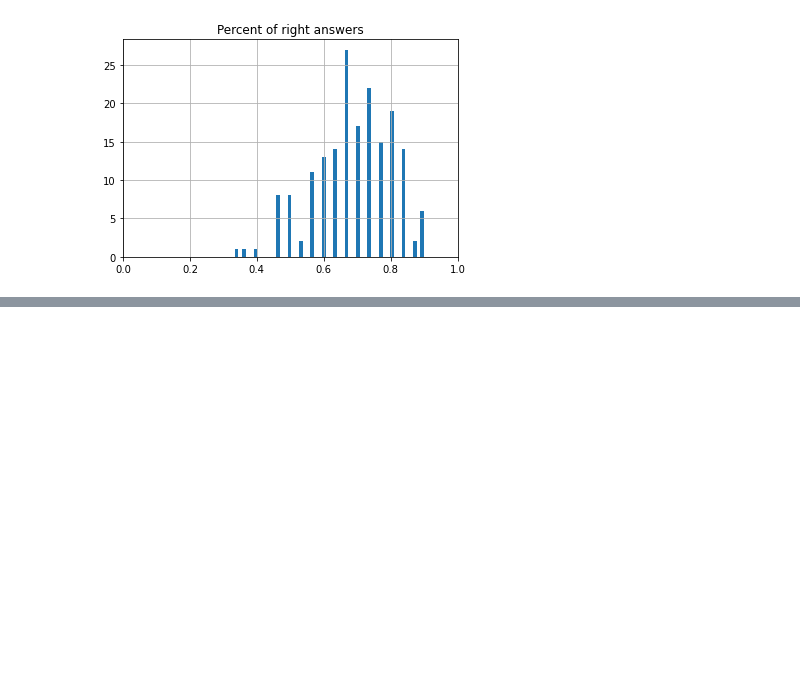
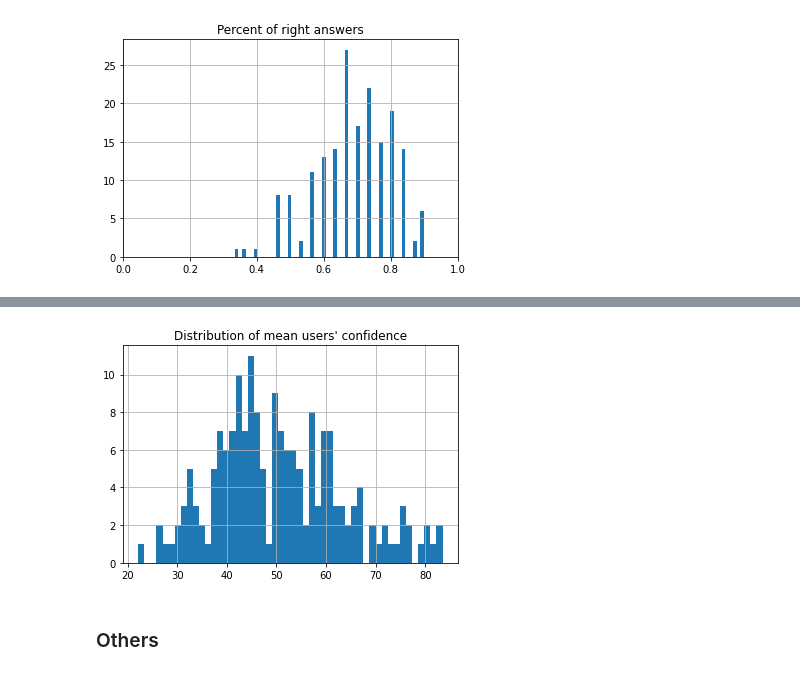
Before and after one commit to MatanSolomon01/097400-Final-Project, a Jupyter notebook: Data exploration.ipynb, the cells around one changed output, grey strips where cells are left out. Saved outputs shown, nothing was run; the diff lists cells and outputs as text; code cells hidden in the pictures; blank space fills up the shorter version.

```diff
--- a/Data exploration.ipynb
+++ b/Data exploration.ipynb
@@ -123,3 +170,12 @@ data.head(3)
+# %%
+data[['user_id', 'userconf']].groupby('user_id').mean().hist(bins=50)
+plt.title("Distribution of mean users' confidence")
+plt.savefig("plots/" + plt.gcf().axes[0].get_title())
+plt.show()
+# %% [output]
+[figure, added]
+# %% [markdown]
+### Others
 # %%
 save = True
 if save:
```
Also changed, not shown: parts of 7 cells of this notebook, 6 other files.
